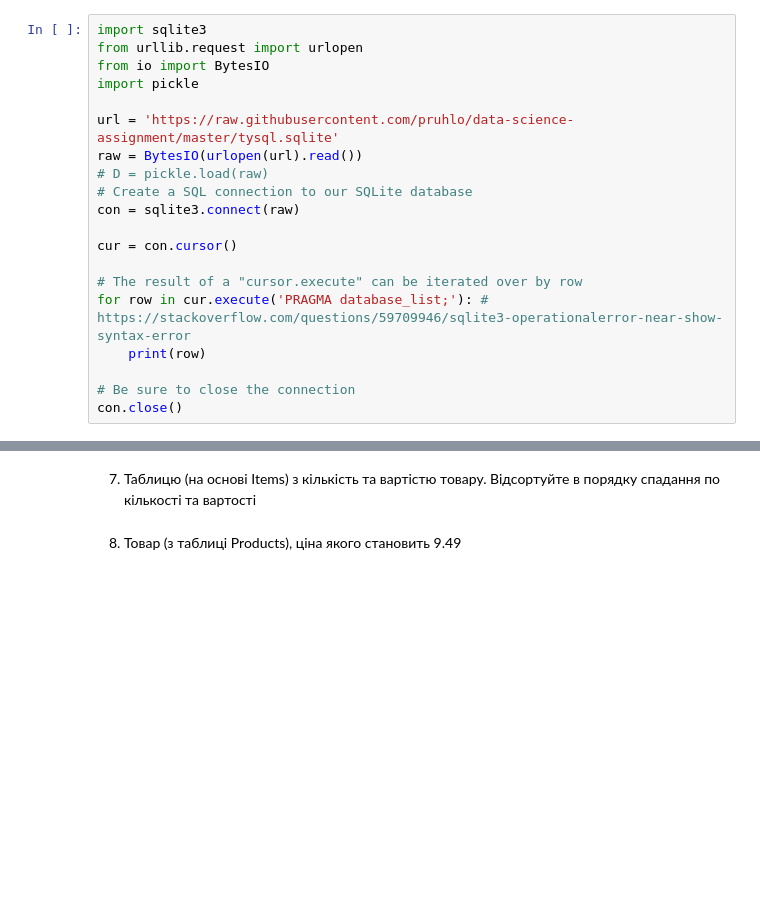
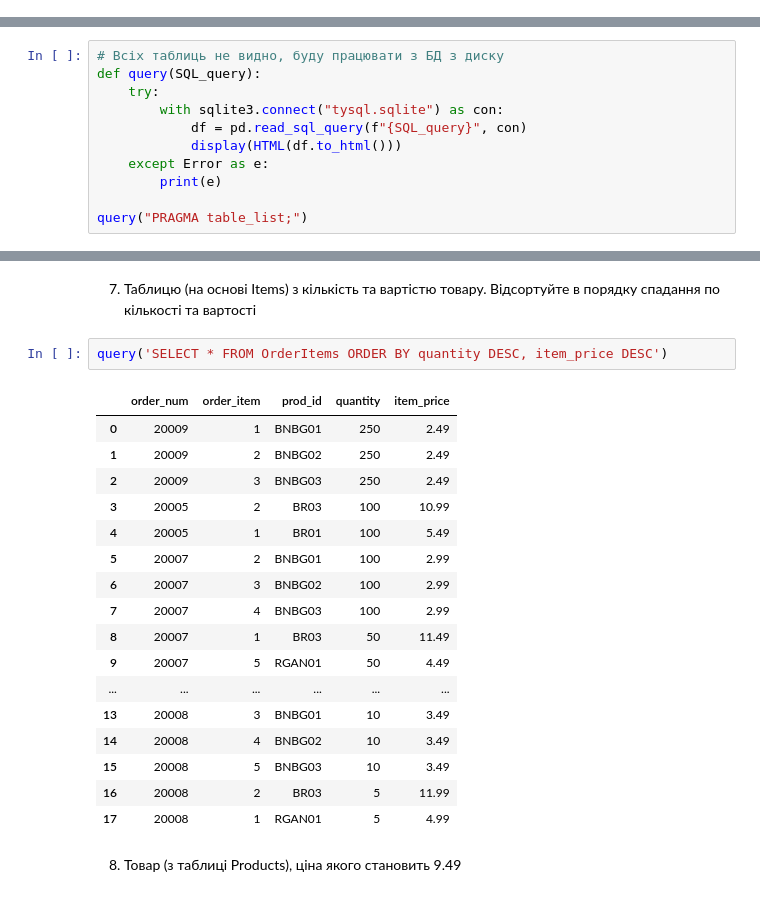
Before and after one commit to pruhlo/data-science-assignment, a Jupyter notebook: Lab work 4.ipynb, the cells around one changed output, grey strips where cells are left out. Saved outputs shown, nothing was run; the diff lists cells and outputs as text; blank space fills up the shorter version.

```diff
--- a/Lab work 4.ipynb
+++ b/Lab work 4.ipynb
@@ -224,23 +224,3 @@ df.id.nunique()
 Підключіться до завантаженої бази SQLite.
 # %% [markdown]
 1. Виведіть інформацію про дану базу.
-# %%
-import sqlite3
-from urllib.request import urlopen
-from io import BytesIO
-import pickle
-
-url = 'https://raw.githubusercontent.com/pruhlo/data-science-assignment/master/tysql.sqlite'
-raw = BytesIO(urlopen(url).read())
-# D = pickle.load(raw)
-# Create a SQL connection to our SQLite database
-con = sqlite3.connect(raw)
-
-cur = con.cursor()
-
-# The result of a "cursor.execute" can be iterated over by row
-for row in cur.execute('PRAGMA database_list;'): # https://stackoverflow.com/questions/59709946/sqlite3-operationalerror-near-show-syntax-error
-    print(row)
-
-# Be sure to close the connection
-con.close()
@@ -250,0 +275,11 @@ TypeError: expected str, bytes or os.PathLike object, not BytesIO
+# %%
+# Всіх таблиць не видно, буду працювати з БД з диску
+def query(SQL_query):
+    try:
+        with sqlite3.connect("tysql.sqlite") as con:
+            df = pd.read_sql_query(f"{SQL_query}", con)
+            display(HTML(df.to_html()))
+    except Error as e:
+        print(e)
+
+query("PRAGMA table_list;")
@@ -259,4 +339,24 @@ TypeError: expected str, bytes or os.PathLike object, not BytesIO
 # %% [markdown]
 7. Таблицю (на основі Items) з кількість та вартістю товару. Відсортуйте в порядку спадання по кількості та вартості
+# %%
+query('SELECT * FROM OrderItems ORDER BY quantity DESC, item_price DESC')
+# %% [output]
+|  | order_num | order_item | prod_id | quantity | item_price |
+| 0 | 20009 | 1 | BNBG01 | 250 | 2.49 |
+| 1 | 20009 | 2 | BNBG02 | 250 | 2.49 |
+| 2 | 20009 | 3 | BNBG03 | 250 | 2.49 |
+| 3 | 20005 | 2 | BR03 | 100 | 10.99 |
+| 4 | 20005 | 1 | BR01 | 100 | 5.49 |
+| 5 | 20007 | 2 | BNBG01 | 100 | 2.99 |
+| 6 | 20007 | 3 | BNBG02 | 100 | 2.99 |
+| 7 | 20007 | 4 | BNBG03 | 100 | 2.99 |
+| 8 | 20007 | 1 | BR03 | 50 | 11.49 |
+| 9 | 20007 | 5 | RGAN01 | 50 | 4.49 |
+| ... | ... | ... | ... | ... | ... |
+| 13 | 20008 | 3 | BNBG01 | 10 | 3.49 |
+| 14 | 20008 | 4 | BNBG02 | 10 | 3.49 |
+| 15 | 20008 | 5 | BNBG03 | 10 | 3.49 |
+| 16 | 20008 | 2 | BR03 | 5 | 11.99 |
+| 17 | 20008 | 1 | RGAN01 | 5 | 4.99 |
 # %% [markdown]
 8. Товар (з таблиці Products), ціна якого становить 9.49
```
Also changed, not shown: parts of 17 cells of this notebook.
